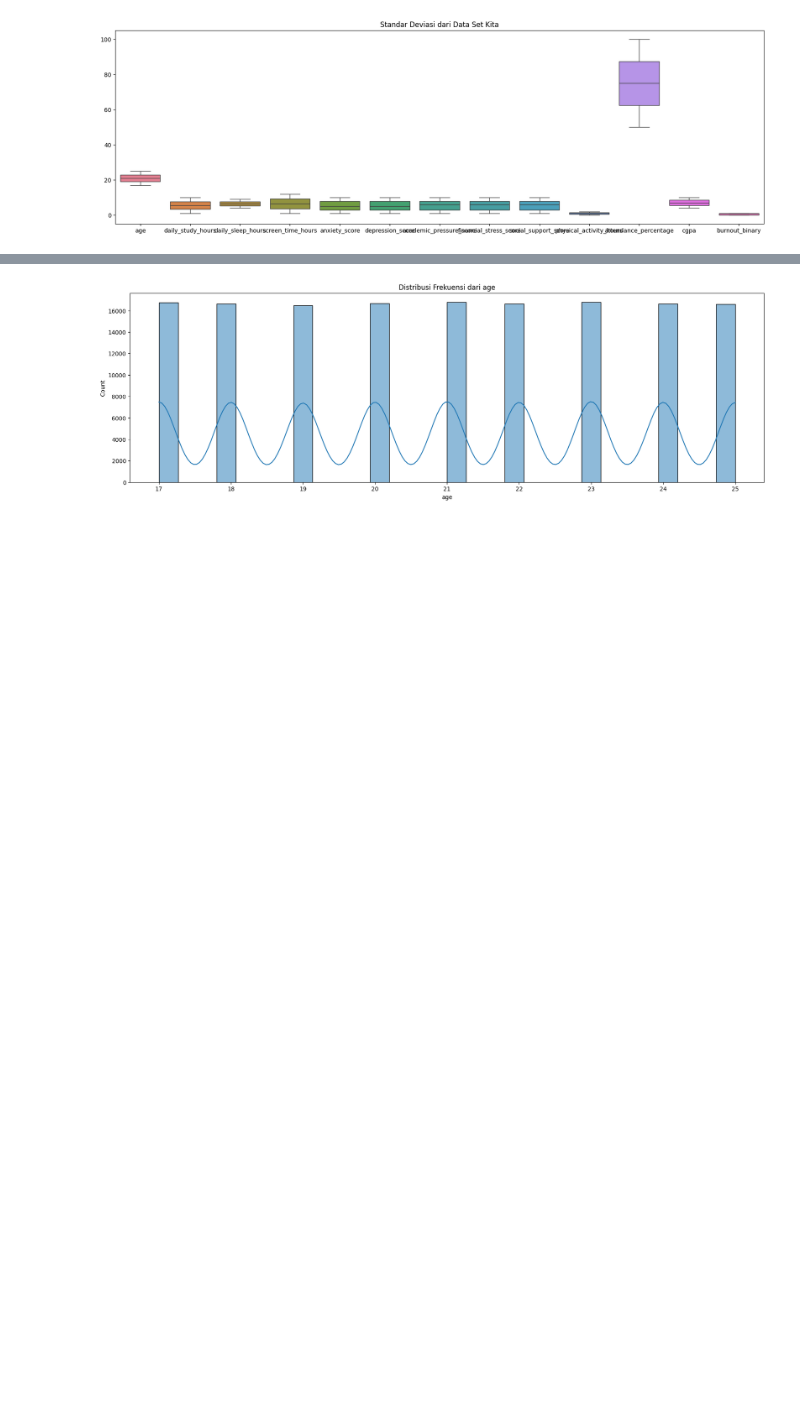
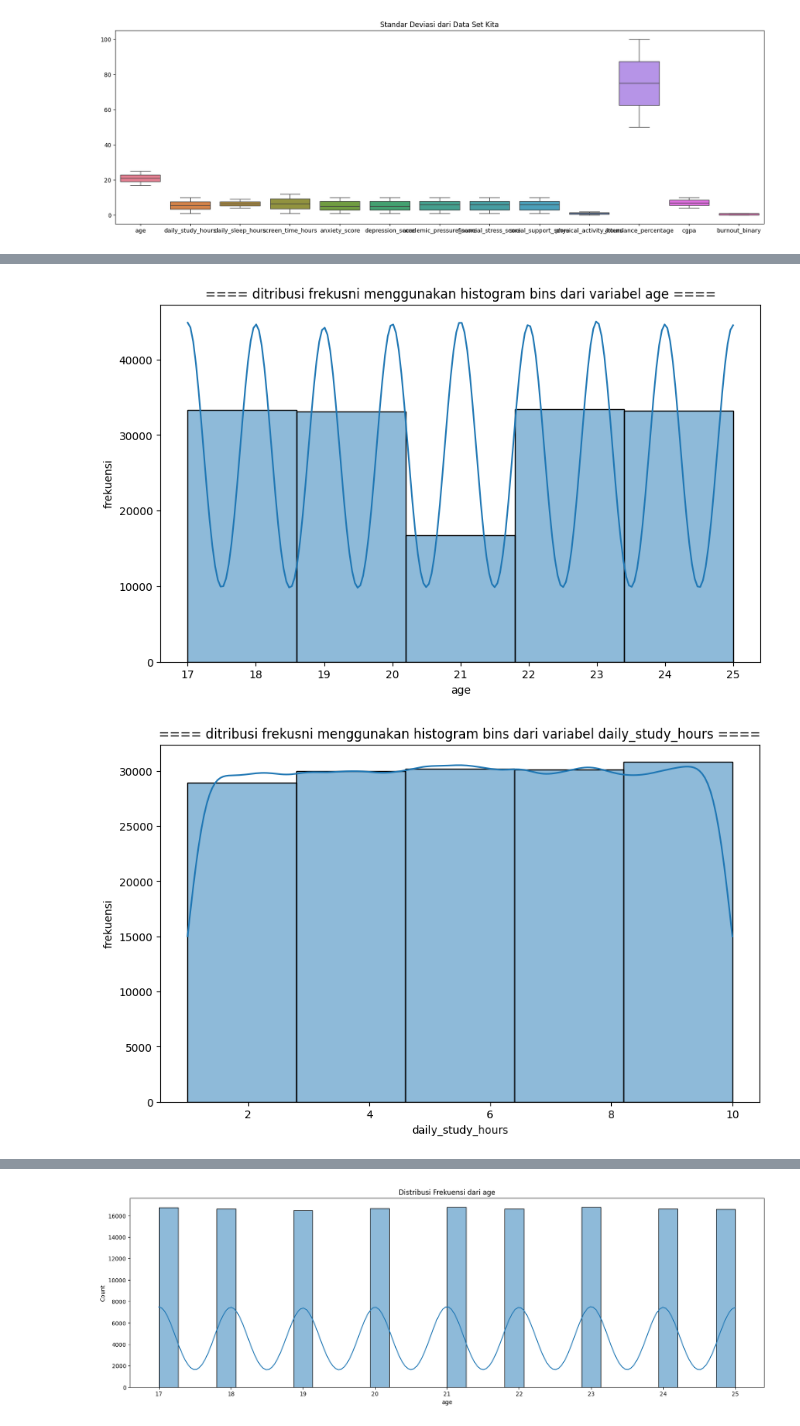
Before and after one commit to wen24-collab/MODEL-MACHINE-LEARNING-CLASSIFIICATION-TINGGKLAT-BRANOUT-SISWA-DAN-ORANG-DEWASA, a Jupyter notebook: prediksi_kelulusan.ipynb, the cells around one changed output, grey strips where cells are left out. Drawn from its saved outputs; the diff is of its cells as text; code cells hidden in the pictures; blank space fills up the shorter version.

Commit message:
update ditribusi frekuensi

```diff
--- a/prediksi_kelulusan.ipynb
+++ b/prediksi_kelulusan.ipynb
@@ -192,5 +192,7 @@ plt.show() #melihat boxplot dari data set kita
 #dstribusi frekuensi dari data set kita
 data_object = data_finalmodel.select_dtypes(include='object') #melihat data yang bertipe object pada data set kita
 # %%
-data_object.value_counts()
+for i in data_object.columns:
+   print(f'====== distribusi frekuensi dari vareabel {i} ======')
+   print(data_object[i].value_counts())
 # %% [output]
@@ -211,0 +237,4 @@ data_numerik = data_finalmodel.select_dtypes(include=['float64', 'int64']) #meli
+# %%
+for i in data_numerik.columns:
+    data_numerik[i].unique() #melihat data unik pada data numerik
+    print(f"Data unik pada variabel {i}: {data_numerik[i].unique()}")
@@ -211,0 +259,12 @@ data_numerik = data_finalmodel.select_dtypes(include=['float64', 'int64']) #meli
+# %%
+#distribusi frekuensi pada data numerik menggunakan histogrtam bins
+for i in data_numerik.columns:
+    plt.figure(figsize=(10,6))
+    plt.title(f"==== ditribusi frekusni menggunakan histogram bins dari variabel {i} ====")
+    sns.histplot(data= data_numerik, x=i, bins=5, kde=True)
+    plt.xlabel(i)
+    plt.ylabel('frekuensi')
+    plt.show() #melihat distribusi frekuensi pada data numerik menggunakan histogram bins
+# %% [output]
+[figure, added]
+[figure, added]
```
Also changed, not shown: parts of 10 cells of this notebook.
